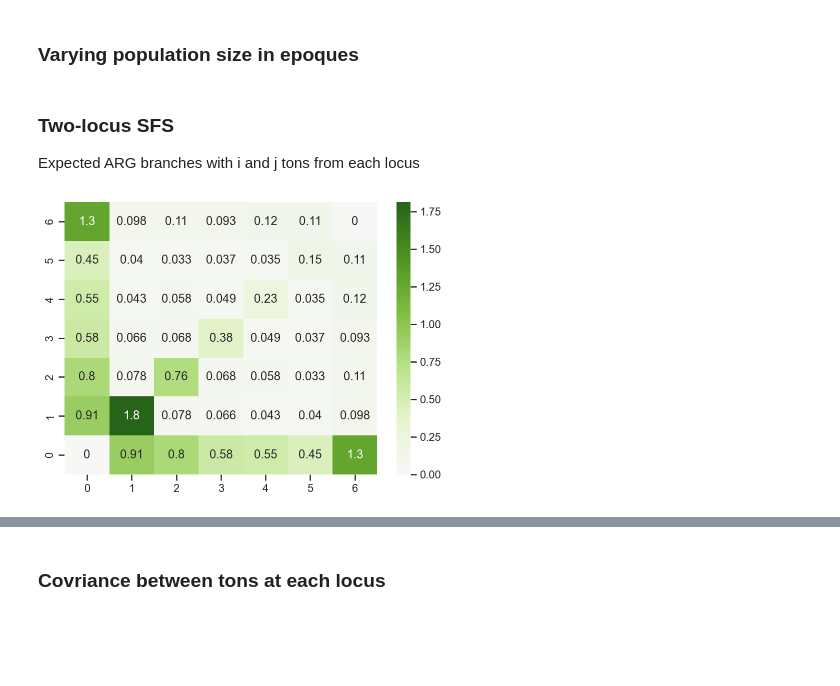
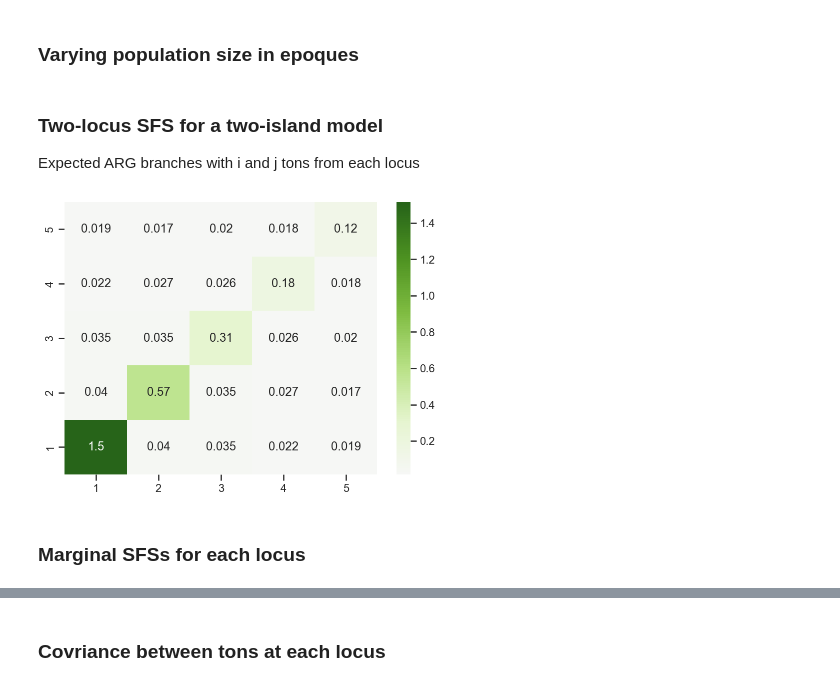
Before and after one commit to munch-group/phase-type-distributions, a Jupyter notebook: Notebooks/showcase.ipynb, the cells around one changed output, grey strips where cells are left out. Saved outputs shown, nothing was run; the diff lists cells and outputs as text; code cells hidden in the pictures; blank space fills up the shorter version.

```diff
--- a/Notebooks/showcase.ipynb
+++ b/Notebooks/showcase.ipynb
@@ -315,0 +355,9 @@ covariance(graph, singletons, tripletons)
+# %%
+%%R -o cov_mat
+cov_mat <- matrix(nrow=n-1,ncol=n-1)
+
+for (i in 1:(n-1)) {
+    for (j in 1:(n-1)) {
+        cov_mat[i, j] <- covariance(graph, rewards[i,], rewards[j,])
+    }
+}
@@ -626,7 +691,7 @@ Comparing results for numerical accuracy for an "infinite" IM stage
 n1 <- 4
 n2 <- 4
 
-g <- construct_im_graph(n1,n2,0.1,0.1)
+g <- construct_im_graph(n1,n2,1,1,0.1,0.1)
 
 expected_visits <- rep(0, vertices_length(g))
 ctx <- distribution_context(g,1000)
@@ -846,0 +904,9 @@ Wall time: 1min 33s
+# %%
+%%time
+%%R -o s
+s <- 6
+N <- 1
+M <- 0
+R <- 1
+tli_graph <- construct_twolocus_island_graph(s, N, M, R)
+print(vertices_length(tli_graph))
@@ -1019,21 +1103,34 @@ for (t in 1:5) {
 # %% [markdown]
-### Two-locus SFS
+### Two-locus SFS for a two-island model
 
 Expected ARG branches with i and j tons from each locus
 # %%
 %%R -o exp_mat
-exp_mat <- matrix(nrow=s+1,ncol=s+1)
-for (i in 0:s) {
-  for (j in 0:s) {
-    exp_mat[i+1,j+1] <- expectation(tli_graph, rewards[props_to_index(s, i, j, 1),] + rewards[props_to_index(s, i, j, 2),])
+exp_mat <- matrix(nrow=s-1,ncol=s-1)
+for (i in 1:s-1) {
+  for (j in 1:s-1) {
+    exp_mat[i,j] <- expectation(tli_graph, rewards[props_to_index(s, i, j, 1),] + rewards[props_to_index(s, i, j, 2),])
   }
 }
 # %%
+# plt.subplots(1, 1, figsize=(7, 5))
+# ax = sns.heatmap(exp_mat, cmap="PiYG",
+#                  center=0,
+#                 annot=True
+#                 )
+# ax.invert_yaxis()
+
+
 plt.subplots(1, 1, figsize=(7, 5))
+ticks = list(range(1,int(s)))
 ax = sns.heatmap(exp_mat, cmap="PiYG",
                  center=0,
+                yticklabels=ticks,
+                xticklabels=ticks,
                 annot=True
                 )
 ax.invert_yaxis()
 # %% [output]
-[figure, old version]
+[figure, new version]
+# %% [markdown]
+### Marginal SFSs for each locus
```
Also changed, not shown: parts of 50 cells of this notebook, 6 other files.
